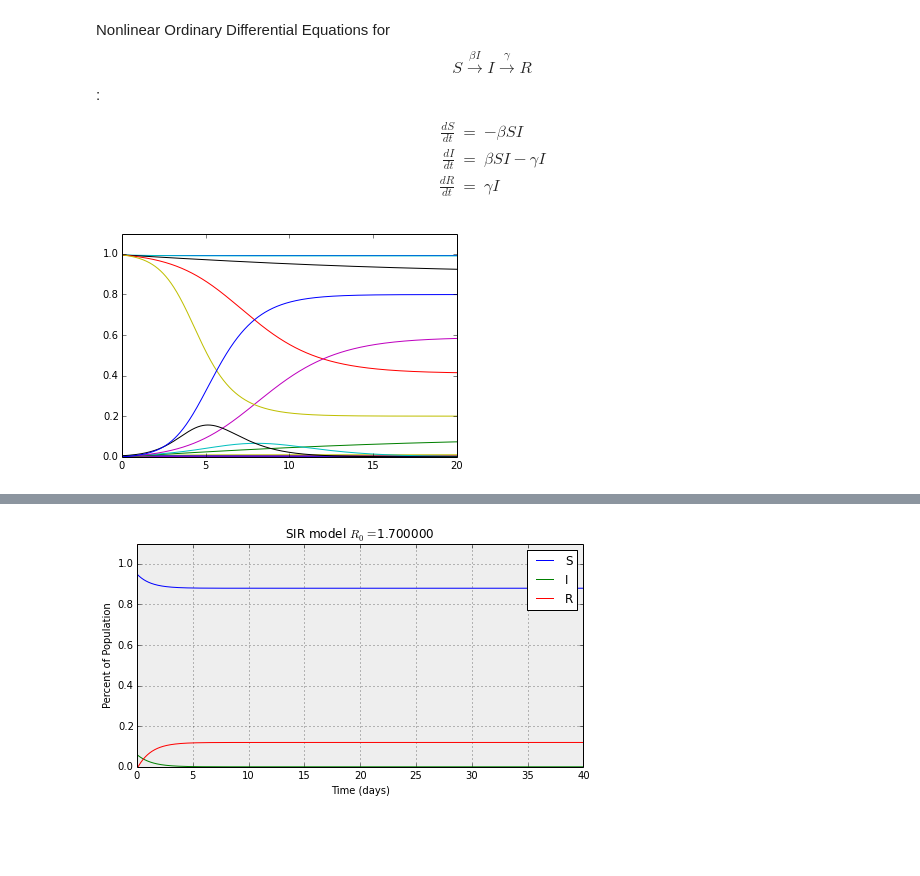
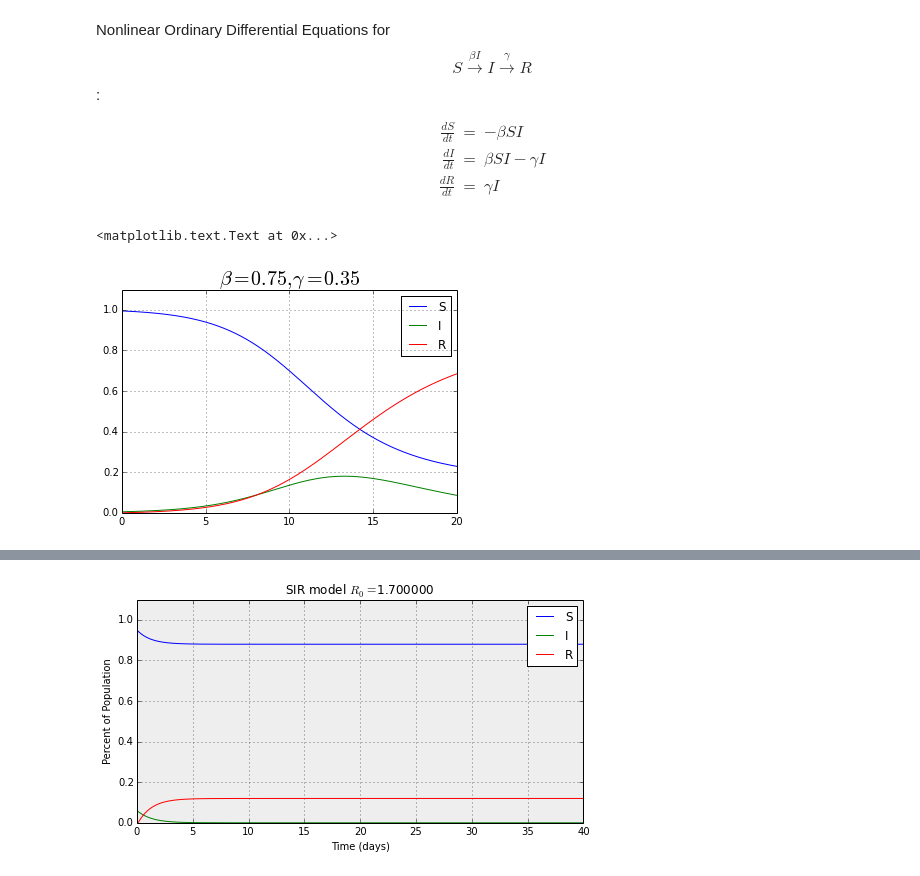
Before and after one commit to cchuang2009/math2014, a Jupyter notebook: 14/SIR.ipynb, the cells around one changed output, grey strips where cells are left out. Drawn from its saved outputs; the diff is of its cells as text; code cells hidden in the pictures; blank space fills up the shorter version.

```diff
--- a/14/SIR.ipynb
+++ b/14/SIR.ipynb
@@ -40,15 +41,19 @@ t=np.linspace(0,T,n+1)
 # %%
 plt.xlim(0,20)
 plt.ylim(0,1.1)
 
-while beta <=2.:
-    S,I,R=np.zeros(len(t)),np.zeros(len(t)),np.zeros(len(t))
-    S[0]=S0;I[0]=I0;R[0]=R0
-    for i in range(len(t)-1):
-        S[i+1] = S[i]-dt*beta*S[i]*I[i]
-        I[i+1] = I[i]+dt*(beta*S[i]*I[i]-gamma*I[i])
-        R[i+1] = 1.-S[i+1]-I[i+1]
-    plt.plot(t,S,t,I,t,R)
-    beta+=0.5
+beta=0.75
+S,I,R=np.zeros(len(t)),np.zeros(len(t)),np.zeros(len(t))
+S[0]=S0;I[0]=I0;R[0]=R0
+for i in range(len(t)-1):
+    S[i+1] = S[i]-dt*beta*S[i]*I[i]
+    I[i+1] = I[i]+dt*(beta*S[i]*I[i]-gamma*I[i])
+    #R[i+1] = 1.-S[i+1]-I[i+1]
+R=1.-S-I
+plt.plot(t,S,t,I,t,R)
+plt.legend(['S','I','R'])
+plt.grid(True)
+plt.title(r'$\beta=0.75,\gamma=0.35$',size=20)
 # %% [output]
+<matplotlib.text.Text at 0x...>
-[figure, old version]
+[figure, new version]
```
Also changed, not shown: parts of 34 cells of this notebook.
